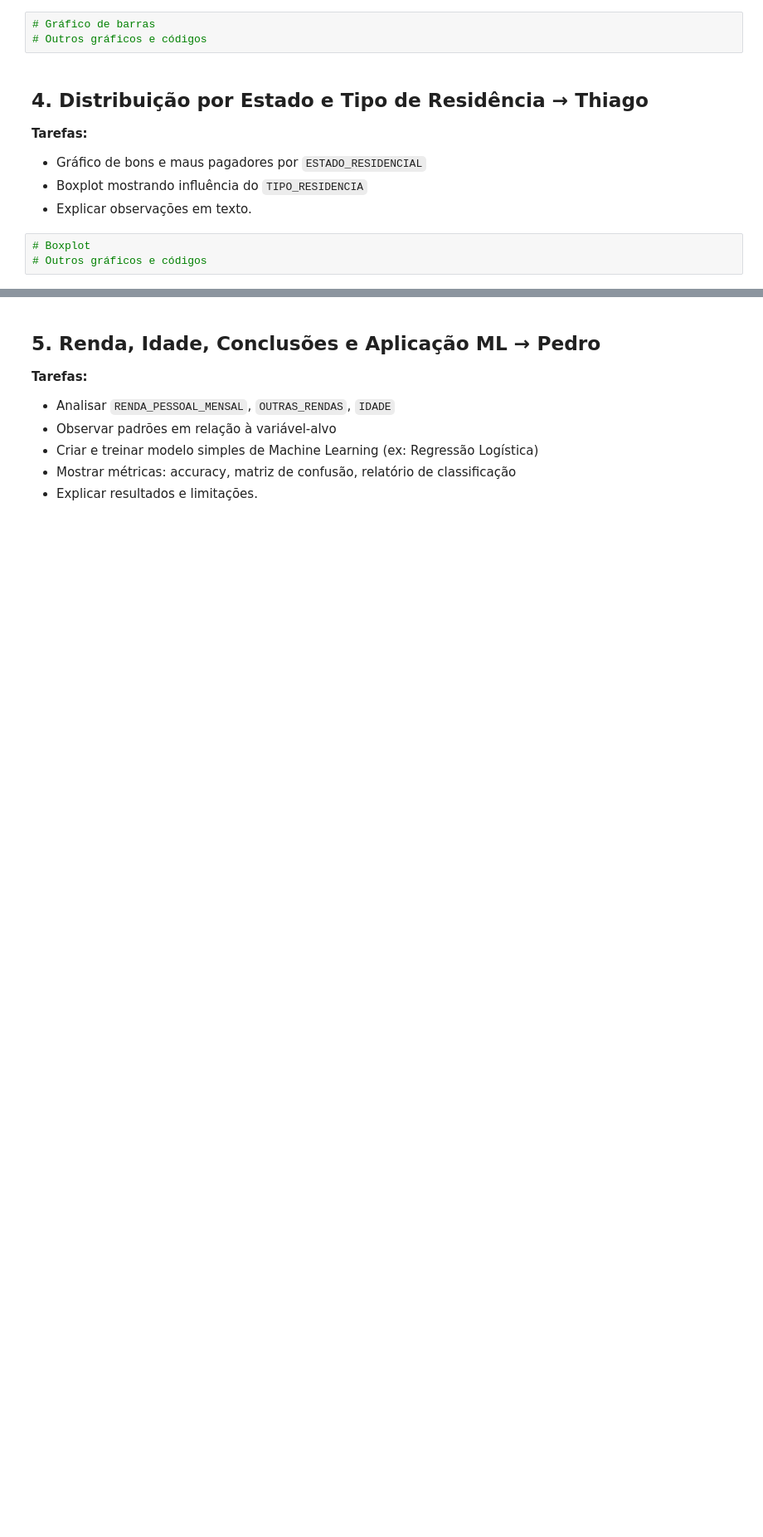
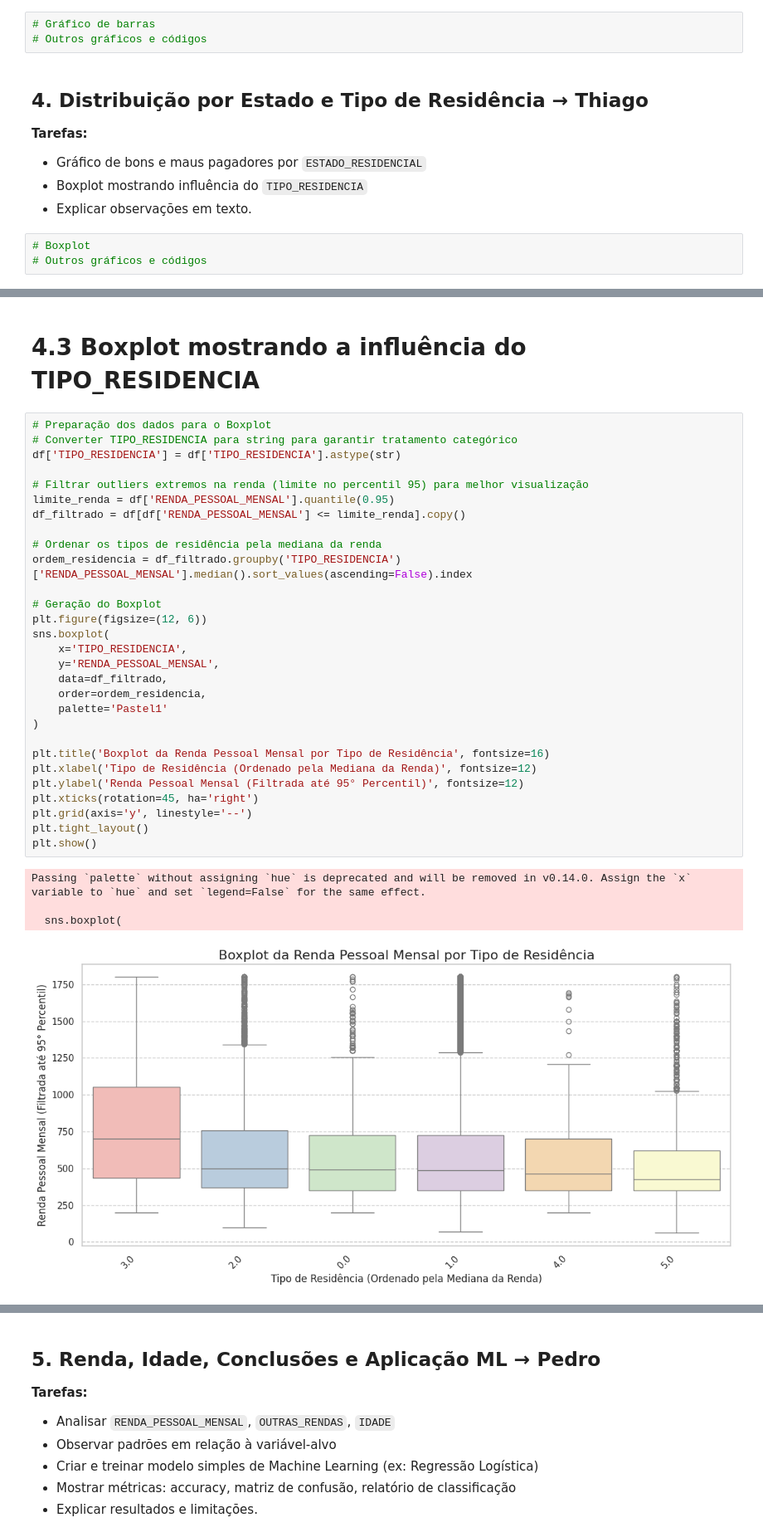
Before and after one commit to duh2467/MinerAI_P2, a Jupyter notebook: EDA_MinerAI_TrabalhoFinal.ipynb, the cells around one changed output, grey strips where cells are left out. Shown at 83% size. Saved outputs shown, nothing was run; the diff lists cells and outputs as text; blank space fills up the shorter version.

```diff
--- a/EDA_MinerAI_TrabalhoFinal.ipynb
+++ b/EDA_MinerAI_TrabalhoFinal.ipynb
@@ -683,0 +780,36 @@ Ao final, consolidou-se uma visão inicial clara do perfil dos clientes e dos fa
+# %% [markdown]
+# 4.3 Boxplot mostrando a influência do TIPO_RESIDENCIA
+# %%
+# Preparação dos dados para o Boxplot
+# Converter TIPO_RESIDENCIA para string para garantir tratamento categórico
+df['TIPO_RESIDENCIA'] = df['TIPO_RESIDENCIA'].astype(str)
+
+# Filtrar outliers extremos na renda (limite no percentil 95) para melhor visualização
+limite_renda = df['RENDA_PESSOAL_MENSAL'].quantile(0.95)
+df_filtrado = df[df['RENDA_PESSOAL_MENSAL'] <= limite_renda].copy()
+
+# Ordenar os tipos de residência pela mediana da renda
+ordem_residencia = df_filtrado.groupby('TIPO_RESIDENCIA')['RENDA_PESSOAL_MENSAL'].median().sort_values(ascending=False).index
+
+# Geração do Boxplot
+plt.figure(figsize=(12, 6))
+sns.boxplot(
+    x='TIPO_RESIDENCIA',
+    y='RENDA_PESSOAL_MENSAL',
+    data=df_filtrado,
+    order=ordem_residencia,
+    palette='Pastel1'
+)
+
+plt.title('Boxplot da Renda Pessoal Mensal por Tipo de Residência', fontsize=16)
+plt.xlabel('Tipo de Residência (Ordenado pela Mediana da Renda)', fontsize=12)
+plt.ylabel('Renda Pessoal Mensal (Filtrada até 95° Percentil)', fontsize=12)
+plt.xticks(rotation=45, ha='right')
+plt.grid(axis='y', linestyle='--')
+plt.tight_layout()
+plt.show()
+# %% [output]
+Passing `palette` without assigning `hue` is deprecated and will be removed in v0.14.0. Assign the `x` variable to `hue` and set `legend=False` for the same effect.
+
+  sns.boxplot(
+[figure, added]
```
Also changed, not shown: parts of 26 cells of this notebook, 1 other file.
